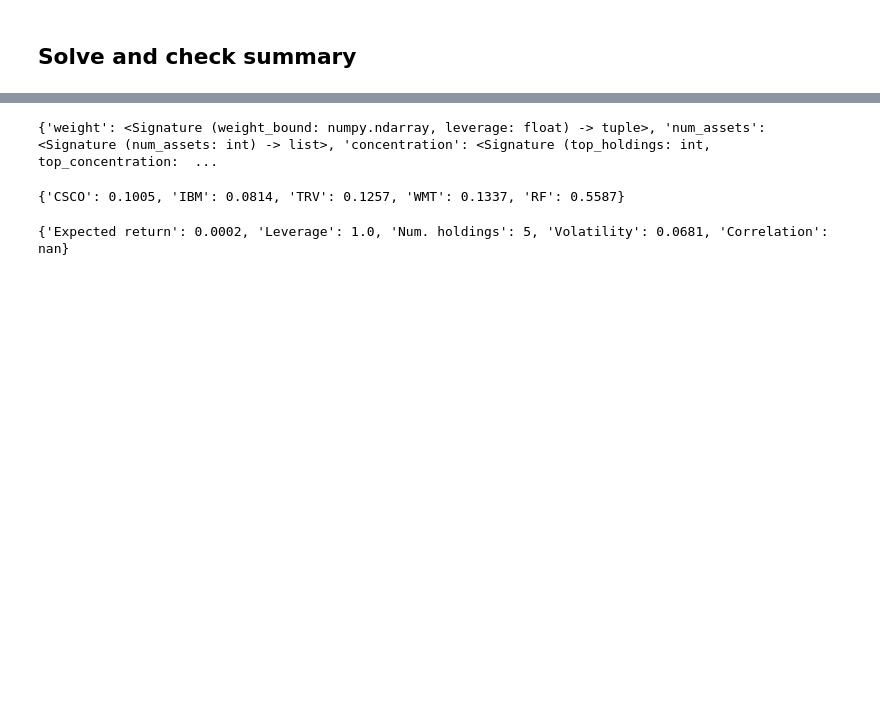
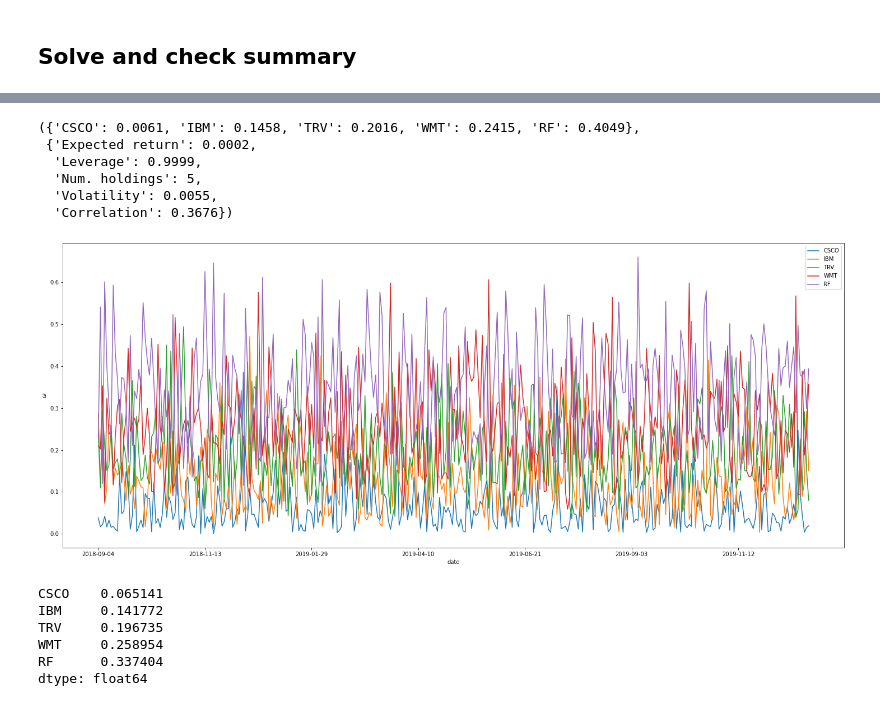
Before and after one commit to simontherien/portfolio-optim, a Jupyter notebook: ptf_opt.ipynb, the cells around one changed output, grey strips where cells are left out. Drawn from its saved outputs; the diff is of its cells as text; code cells hidden in the pictures; blank space fills up the shorter version.

Commit message:
Plot solutions

```diff
--- a/ptf_opt.ipynb
+++ b/ptf_opt.ipynb
@@ -1516,6 +1494,0 @@ portfolio_problem.add_objective("max_return")
-# %%
-print(portfolio_problem.constraint_options())
-portfolio_problem.add_constraint("weight", weight_bound=(0.001,1), leverage=1)
-portfolio_problem.add_constraint("volatility", bound=(0, 0.4))
-# %% [output]
-{'weight': <Signature (weight_bound: numpy.ndarray, leverage: float) -> tuple>, 'num_assets': <Signature (num_assets: int) -> list>, 'concentration': <Signature (top_holdings: int, top_concentration:  ...
@@ -1524,10 +1494,0 @@ portfolio_problem.solve()
-# %%
-weights, metrics = portfolio_problem.summary()
-# %%
-print(weights)
-# %% [output]
-{'CSCO': 0.1005, 'IBM': 0.0814, 'TRV': 0.1257, 'WMT': 0.1337, 'RF': 0.5587}
-# %%
-print(metrics)
-# %% [output]
-{'Expected return': 0.0002, 'Leverage': 1.0, 'Num. holdings': 5, 'Volatility': 0.0681, 'Correlation': nan}
@@ -1533,0 +1568,37 @@ print(metrics)
+# %%
+# T + 1 weights
+kwargs_constr = {"weight_bound": (.0, 1.0), "leverage":1.0}
+kwargs_obj = {"aversion": 3}
+construct_portfolio(df_prices, 0.01, "daily", "quadratic_utility", "weight", kwargs_obj, kwargs_constr)
+# %% [output]
+({'CSCO': 0.0061, 'IBM': 0.1458, 'TRV': 0.2016, 'WMT': 0.2415, 'RF': 0.4049},
+ {'Expected return': 0.0002,
+  'Leverage': 0.9999,
+  'Num. holdings': 5,
+  'Volatility': 0.0055,
+  'Correlation': 0.3676})
+# %%
+# Rolling weights
+roll = len(df_prices["2009-01-01":"2018-08-31"]) - 1
+trade_len = len(df_prices["2018-09-01":"2019-12-31"])
+
+res = []
+for i in range(trade_len):
+    w, _ = construct_portfolio(df_prices[i:roll+i], 0.01, "daily", "quadratic_utility", "weight", kwargs_obj, kwargs_constr)
+    res.append(w)
+# %%
+df_weights = pd.DataFrame(res, index=df_prices["2018-09-01":"2019-12-31"].index)
+df_weights.plot.line(figsize=(25,10))
+plt.ylabel("$\omega$")
+plt.show()
+# %% [output]
+[figure, added]
+# %%
+df_weights.mean()
+# %% [output]
+CSCO    0.065141
+IBM     0.141772
+TRV     0.196735
+WMT     0.258954
+RF      0.337404
+dtype: float64
```
Also changed, not shown: parts of 9 cells of this notebook.
